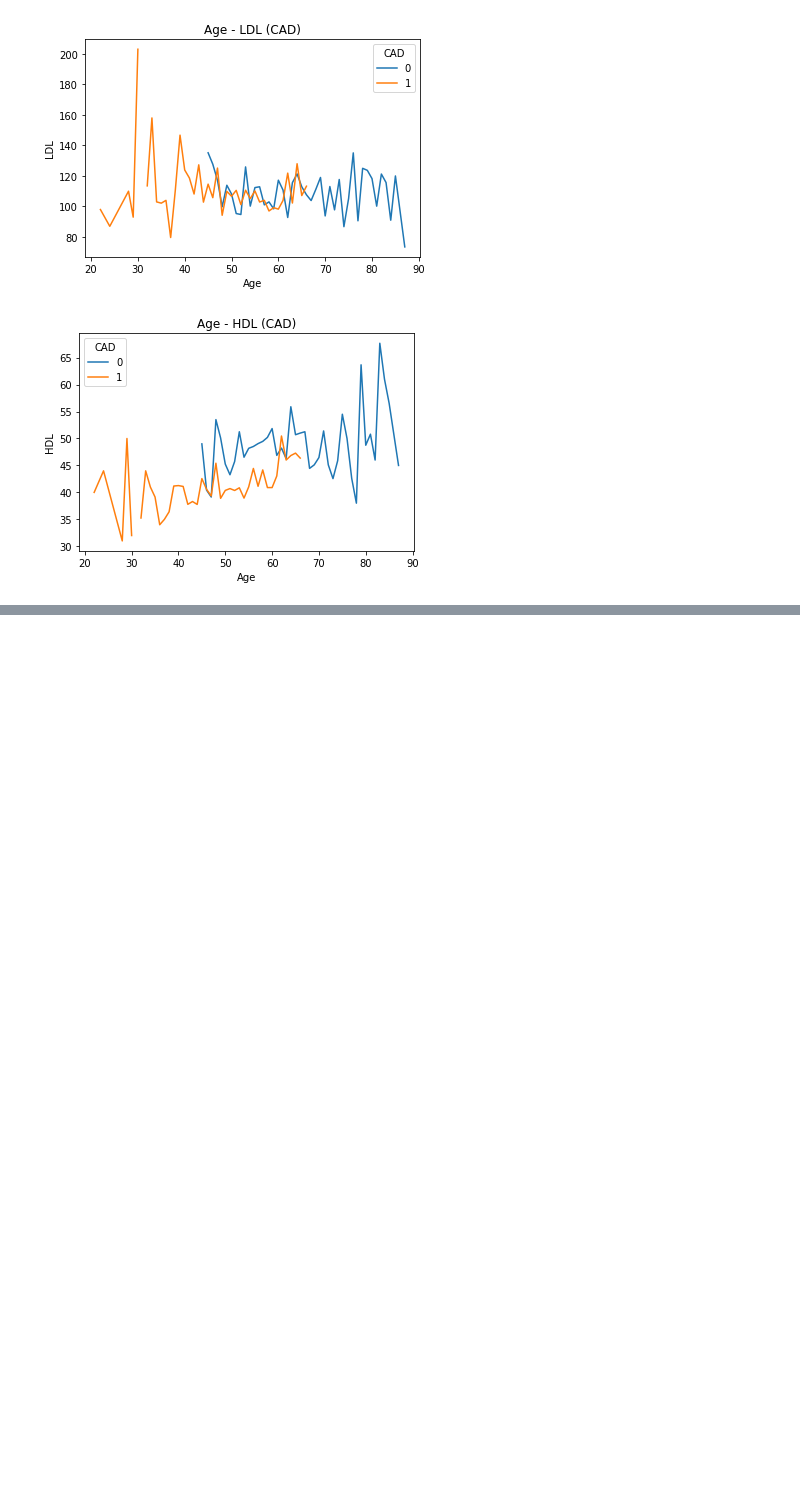
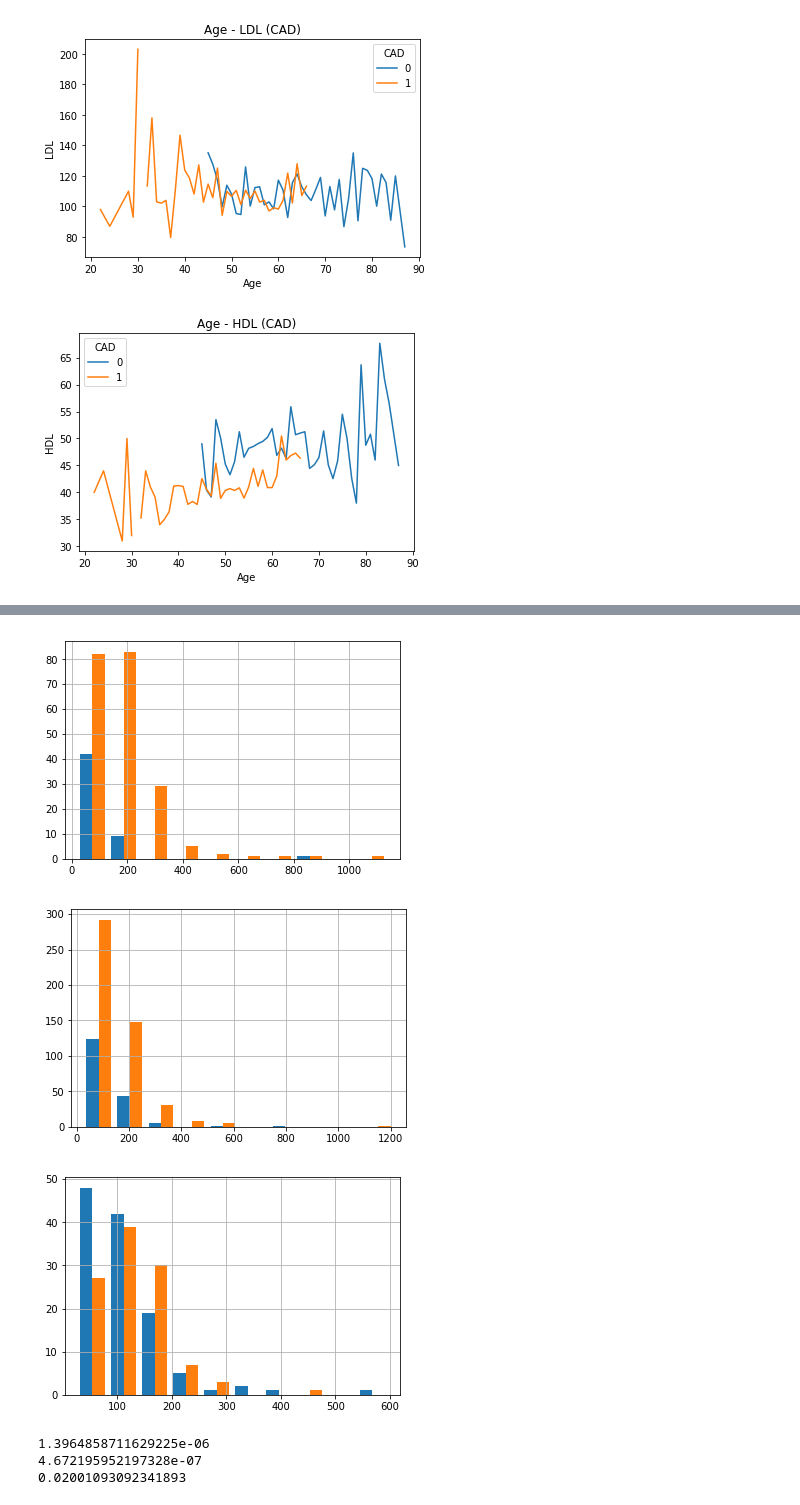
Before and after one commit to JediKnightChan/CAD-Research, a Jupyter notebook: main.ipynb, the cells around one changed output, grey strips where cells are left out. Saved outputs shown, nothing was run; the diff lists cells and outputs as text; code cells hidden in the pictures; blank space fills up the shorter version.

```diff
--- a/main.ipynb
+++ b/main.ipynb
@@ -97,0 +106,4 @@ plt.savefig(path_join(IMAGES_DIR, 'age-hdl-cad.png'))
+# %%
+# TG
+ir = pd.interval_range(start=20, end=90, periods=7)
+df.groupby([pd.cut(df['age'], ir), 'CAD'])['tg'].agg(len).unstack() # When 0 and 1 exist, len of lists > 30
@@ -97,0 +120,21 @@ plt.savefig(path_join(IMAGES_DIR, 'age-hdl-cad.png'))
+# %%
+tg_age_cad = df.groupby([pd.cut(df['age'], ir), 'CAD'])['tg'].agg(list).unstack().iloc[2:5]
+for c, row in tg_age_cad.iterrows():
+    row.hist()
+    plt.show()
+# Distribution is not normal
+# %% [output]
+[figure, added]
+[figure, added]
+[figure, added]
+# %%
+ir = pd.interval_range(start=20, end=90, periods=7)
+df.groupby([pd.cut(df['age'], ir), 'CAD'])['tg'].agg(len).unstack() # When 0 and 1 exist, len of lists > 30
+tg_age_cad = df.groupby([pd.cut(df['age'], ir), 'CAD'])['tg'].agg(list).unstack().iloc[2:5]
+for c, row in tg_age_cad.iterrows():
+    s, p = stat.mannwhitneyu(row[0], row[1])
+    print(p)
+# %% [output]
+1.3964858711629225e-06
+4.672195952197328e-07
+0.02001093092341893
```
Also changed, not shown: parts of 11 cells of this notebook, 1 other file.
